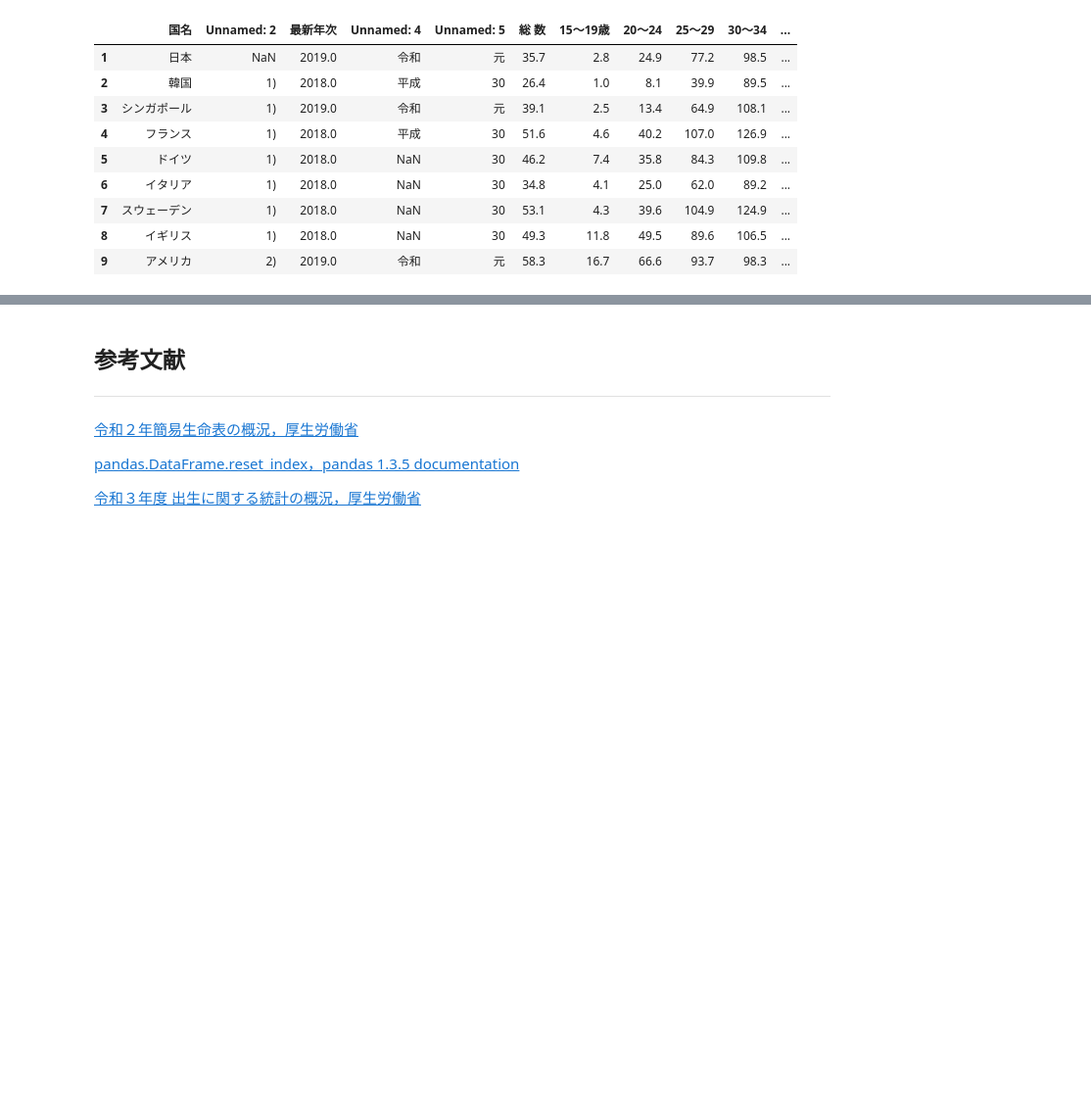
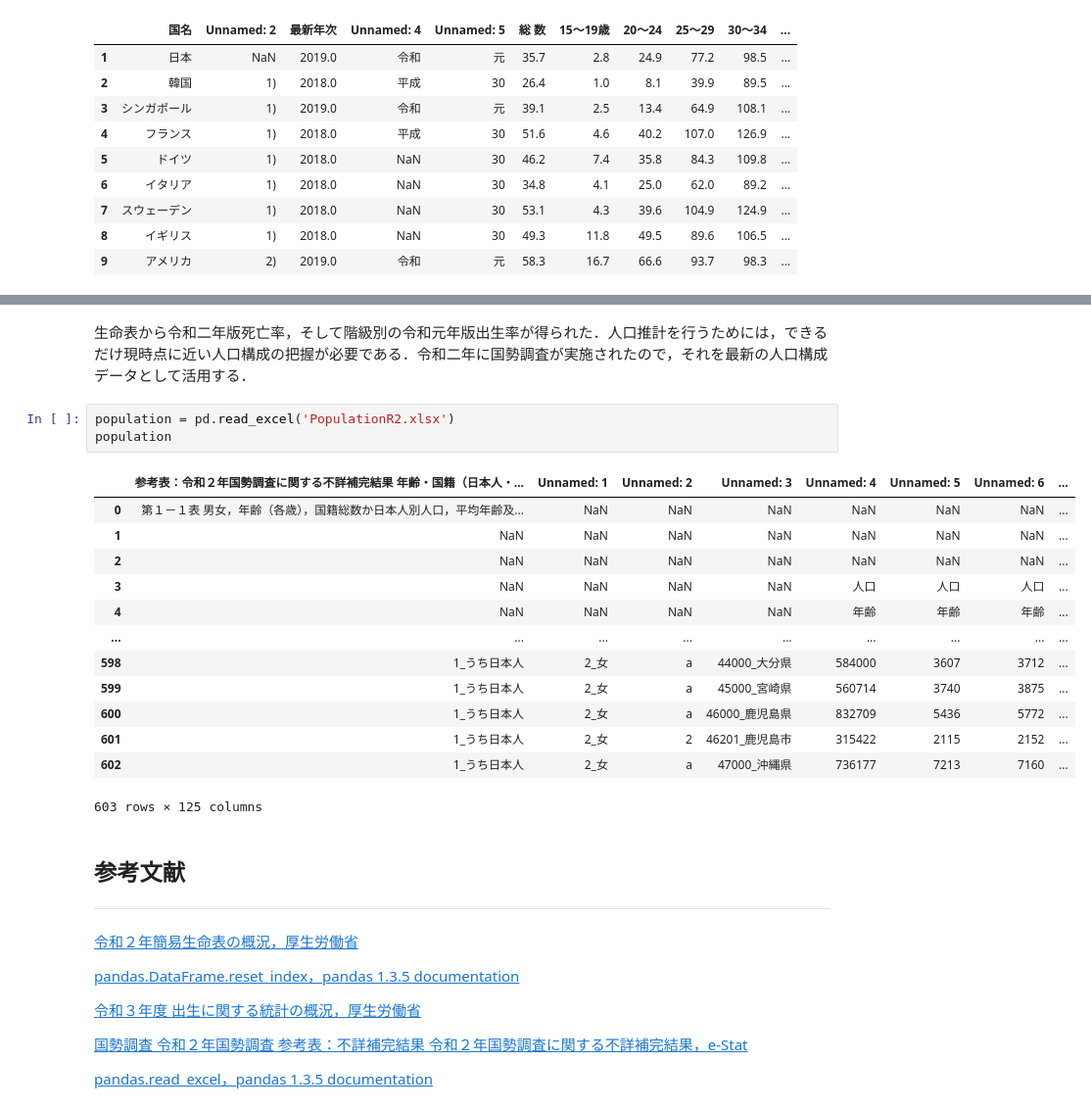
Before and after one commit to kiyoyoki/populationEstimation, a Jupyter notebook: populationEstimation.ipynb, the cells around one changed output, grey strips where cells are left out. Shown at 98% size. Drawn from its saved outputs; the diff is of its cells as text; blank space fills up the shorter version.

```diff
--- a/populationEstimation.ipynb
+++ b/populationEstimation.ipynb
@@ -230,3 +258,22 @@ birthrate_R1
+# %% [markdown]
+生命表から令和二年版死亡率，そして階級別の令和元年版出生率が得られた．人口推計を行うためには，できるだけ現時点に近い人口構成の把握が必要である．令和二年に国勢調査が実施されたので，それを最新の人口構成データとして活用する．
+# %%
+population = pd.read_excel('PopulationR2.xlsx')
+population
+# %% [output]
+|  | 参考表：令和２年国勢調査に関する不詳補完結果 年齢・国籍（日本人・... | Unnamed: 1 | Unnamed: 2 | Unnamed: 3 | Unnamed: 4 | Unnamed: 5 | Unnamed: 6 | ... |
+| 0 | 第１－１表 男女，年齢（各歳），国籍総数か日本人別人口，平均年齢及... | NaN | NaN | NaN | NaN | NaN | NaN | ... |
+| 1 | NaN | NaN | NaN | NaN | NaN | NaN | NaN | ... |
+| 2 | NaN | NaN | NaN | NaN | NaN | NaN | NaN | ... |
+| 3 | NaN | NaN | NaN | NaN | 人口 | 人口 | 人口 | ... |
+| 4 | NaN | NaN | NaN | NaN | 年齢 | 年齢 | 年齢 | ... |
+| ... | ... | ... | ... | ... | ... | ... | ... | ... |
+| 598 | 1_うち日本人 | 2_女 | a | 44000_大分県 | 584000 | 3607 | 3712 | ... |
+| 599 | 1_うち日本人 | 2_女 | a | 45000_宮崎県 | 560714 | 3740 | 3875 | ... |
+| 600 | 1_うち日本人 | 2_女 | a | 46000_鹿児島県 | 832709 | 5436 | 5772 | ... |
+| 601 | 1_うち日本人 | 2_女 | 2 | 46201_鹿児島市 | 315422 | 2115 | 2152 | ... |
+| 602 | 1_うち日本人 | 2_女 | a | 47000_沖縄県 | 736177 | 7213 | 7160 | ... |
+603 rows × 125 columns
 # %% [markdown]
 ## 参考文献
 ---
@@ -235,3 +282,7 @@ birthrate_R1
 [pandas.DataFrame.reset_index，pandas 1.3.5 documentation](https://pandas.pydata.org/docs/reference/api/pandas.DataFrame.reset_index.html)
 
 [令和３年度 出生に関する統計の概況，厚生労働省](https://www.mhlw.go.jp/toukei/saikin/hw/jinkou/tokusyu/syussyo07/index.html)
+
+[国勢調査 令和２年国勢調査 参考表：不詳補完結果 令和２年国勢調査に関する不詳補完結果，e-Stat](https://www.e-stat.go.jp/stat-search/files?page=1&layout=datalist&toukei=00200521&tstat=000001136464&cycle=0&year=20200&month=24101210&tclass1=000001154387&tclass2=000001159626&tclass3val=0)
+
+[pandas.read_excel，pandas 1.3.5 documentation](https://pandas.pydata.org/docs/reference/api/pandas.read_excel.html)
```
Also changed, not shown: parts of 4 cells of this notebook.
